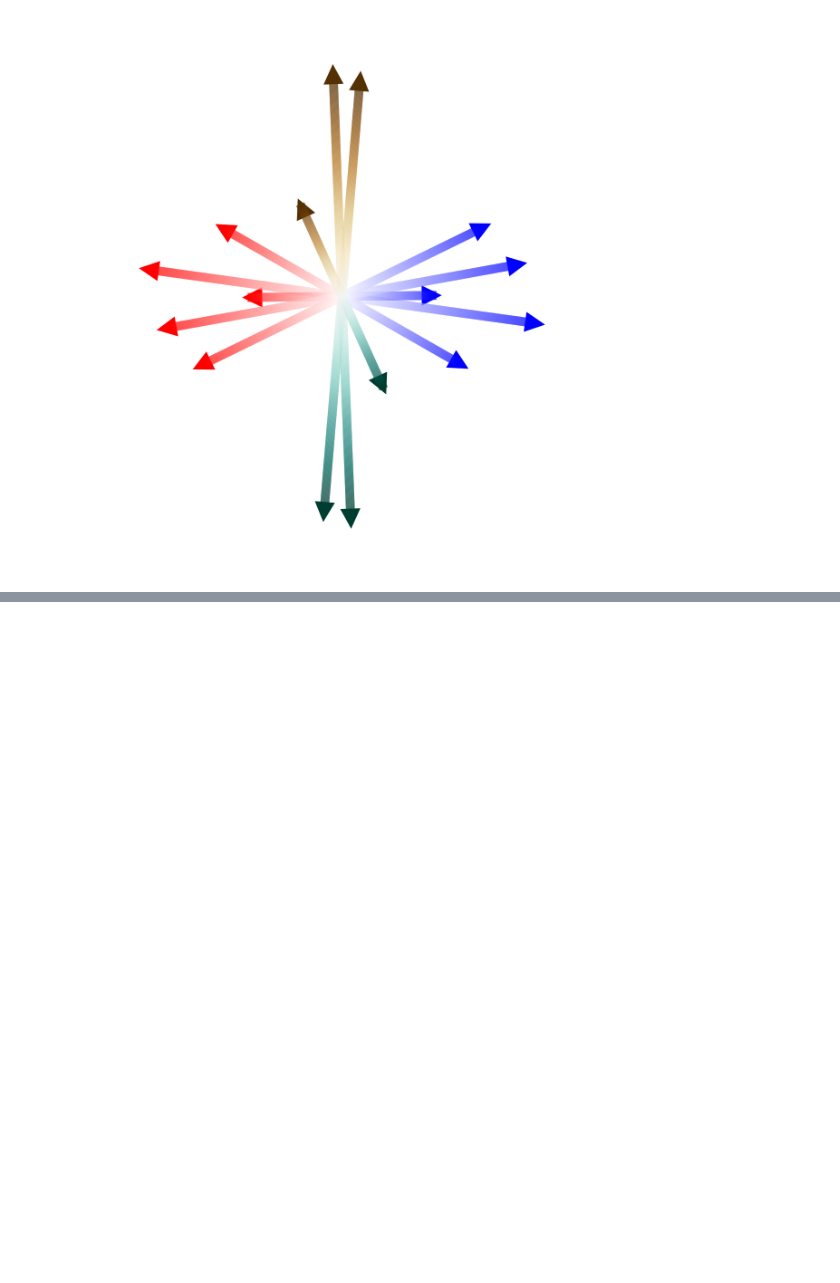
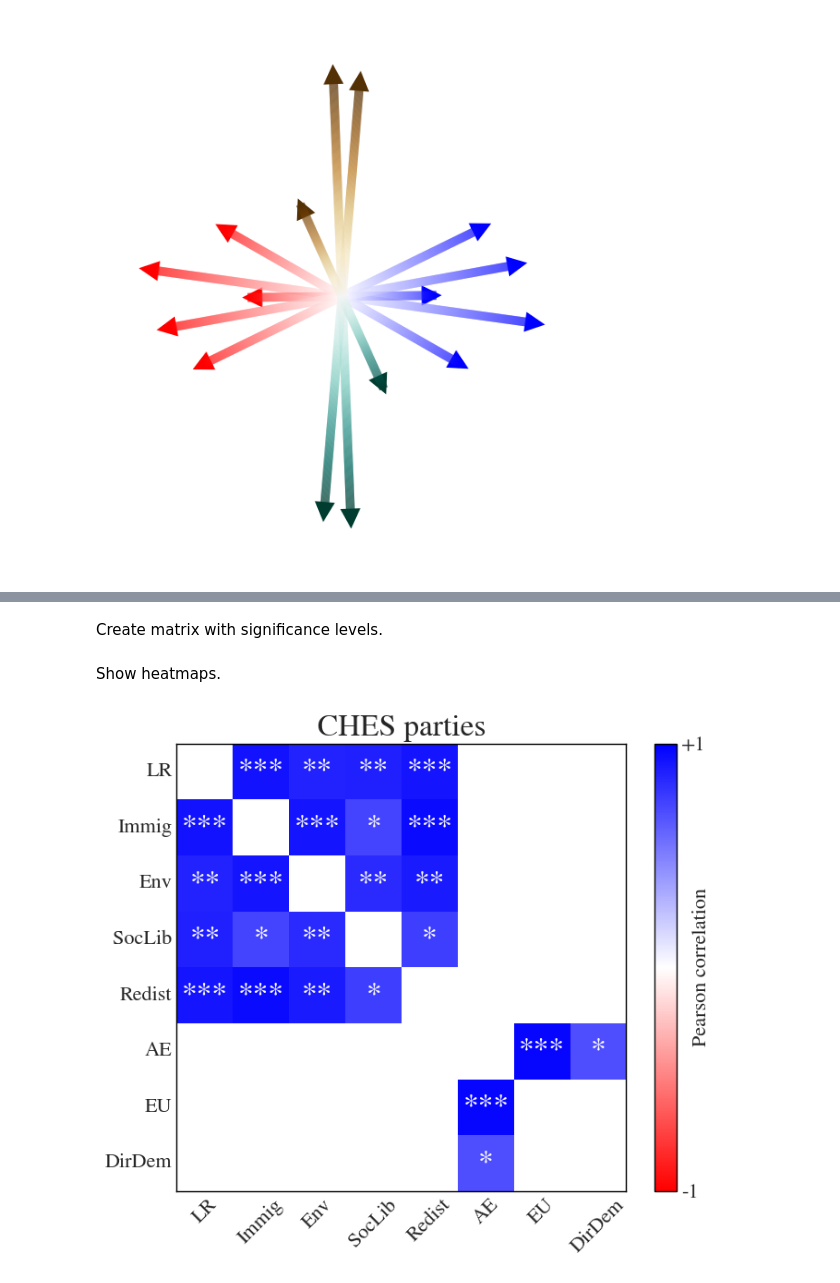
Before and after one commit to AntoineVendeville/political-attitudes-socmed-survey, a Jupyter notebook: analysis_supplementary.ipynb, the cells around one changed output, grey strips where cells are left out. Cells and saved outputs as stored; diff of their text form; code cells hidden in the pictures; blank space fills up the shorter version.

```diff
--- a/analysis_supplementary.ipynb
+++ b/analysis_supplementary.ipynb
@@ -2519,0 +2574,65 @@ for text in (True,False):
+# %%
+pval_ches = np.zeros((len(Dimensions_reordered), len(Dimensions_reordered)))
+for i1,dim1 in enumerate(Dimensions_reordered):
+    for i2,dim2 in enumerate(Dimensions_reordered):
+        if i1<i2:
+            stat, pval = stats.pearsonr(ches[dim1].values, ches[dim2].values)
+            pval_ches[i1,i2] = pval_ches[i2,i1] = pval
+pval_ches = pd.DataFrame(pval_ches)
+pval_ches.index = Dimensions_reordered
+pval_ches.columns = Dimensions_reordered
+# %%
+df_corr, df_pval, significance_matrix = dict(), dict(), dict()
+# %%
+df_corr['CHES'] = ches[Dimensions_reordered].corr()
+df_pval['CHES'] = pval_ches
+# %% [markdown]
+Create matrix with significance levels.
+# %%
+significance_matrix['CHES'] = pd.DataFrame('', index=df_pval['CHES'].index, columns=df_pval['CHES'].columns)
+significance_matrix['CHES'][df_pval['CHES'] <= 0.001] = '***'
+significance_matrix['CHES'][(df_pval['CHES'] <= 0.01) & (df_pval['CHES'] > 0.001)] = '**'
+significance_matrix['CHES'][(df_pval['CHES'] <= 0.05) & (df_pval['CHES'] > 0.01)] = '*'
+# %% [markdown]
+Show heatmaps.
+# %%
+nan_color = 'w'
+
+fig,ax = plt.subplots(figsize=(7,6))
+
+df = df_corr['CHES'].mask(np.eye(df_corr['CHES'].shape[0], dtype=bool)).mask(df_pval['CHES']>.05)
+
+cmap = plt.get_cmap('bwr_r').copy()
+cmap.set_bad(color=nan_color)
+sns.heatmap(df, vmin=-1, vmax=1, cmap=cmap, cbar_kws={'label':'Pearson correlation', 'ticks':[-1,1]},
+            annot=significance_matrix['CHES'].values, fmt='', cbar=True, ax=ax, annot_kws={'fontsize':24}) # set annot=False to remove significance levels
+
+# Get the colorbar and add border
+cbar = ax.collections[0].colorbar
+cbar.outline.set_visible(True)           # show border
+cbar.outline.set_edgecolor('black')      # border color
+cbar.outline.set_linewidth(1)          # border thickness
+cbar.set_label('Pearson correlation', fontsize=16, labelpad=-10) # Change colorbar label font size
+cbar.set_ticklabels(['-1', '+1'])
+cbar.ax.tick_params(labelsize=16, length=0) # Change colorbar tick label font size
+
+# esthetics
+ax.set_title(DataLabel['CHES'], fontsize=24)
+ax.tick_params(axis='x', labelsize=16, rotation=45)
+ax.tick_params(axis='y', labelsize=16)
+
+ax.set_xticklabels([short_label[dim] for dim in Dimensions])
+ax.set_yticklabels([short_label[dim] for dim in Dimensions])
+ax.tick_params(axis='both', length=0)
+
+for pos in ('top', 'bottom', 'left', 'right'):
+  ax.spines[pos].set_visible(True)
+  ax.spines[pos].set_color('k')
+  ax.spines[pos].set_linewidth(1)
+
+# save
+plt.tight_layout(pad=.5)
+plt.show()
+plt.close()
+# %% [output]
+[figure, added]
```
Also changed, not shown: parts of 90 cells of this notebook, 43 other files.
